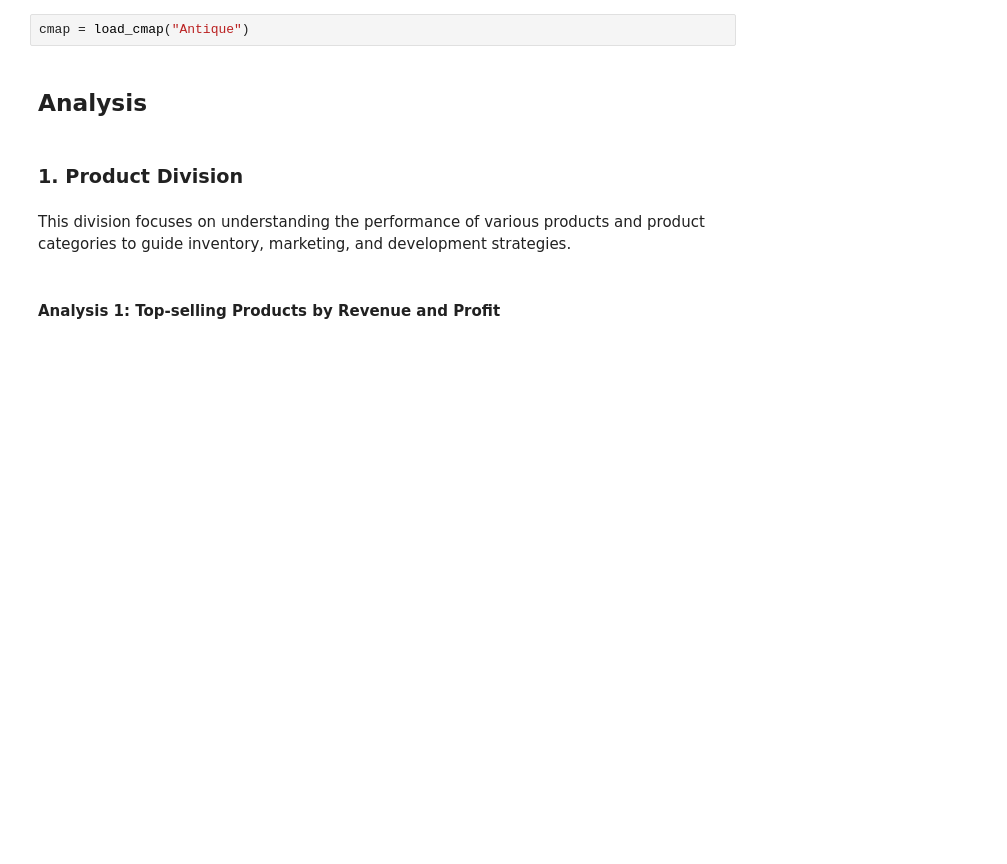
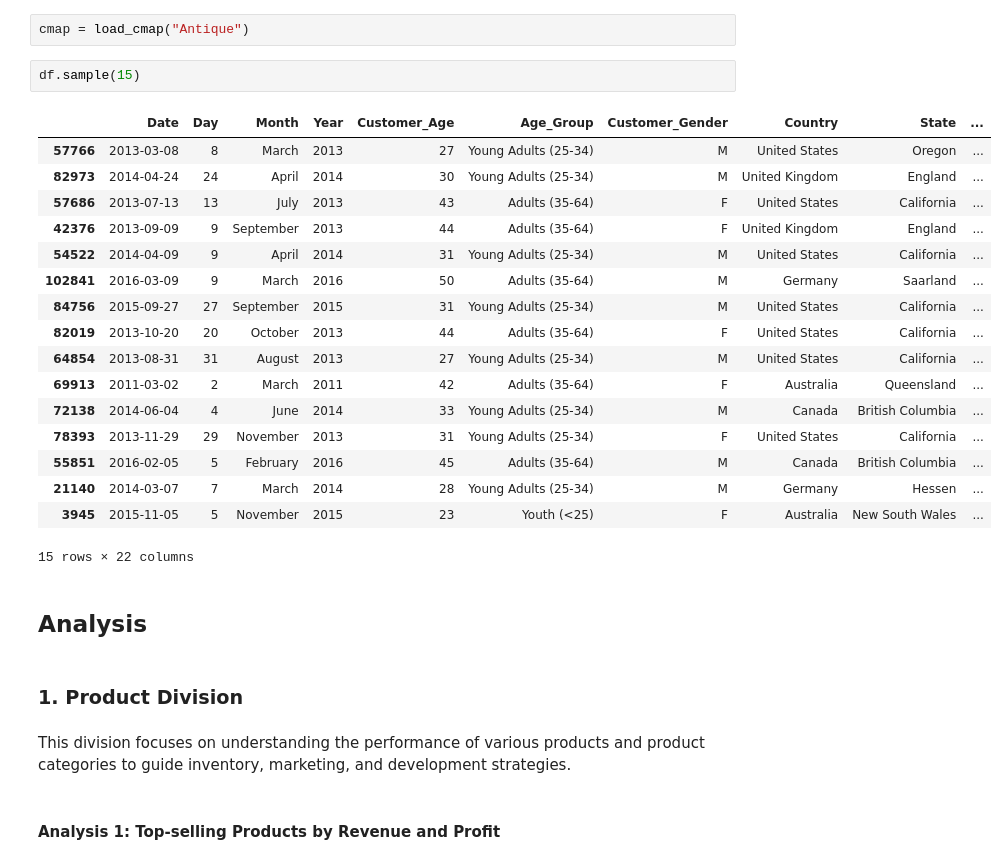
Before and after one commit to JinnOppa/Data-Analysis-Portfolio, a Jupyter notebook: bike-sales/sales2.ipynb, the cells around one changed output. Saved outputs shown, nothing was run; the diff lists cells and outputs as text; blank space fills up the shorter version.

```diff
--- a/bike-sales/sales2.ipynb
+++ b/bike-sales/sales2.ipynb
@@ -176,5 +207,25 @@ memory usage: 18.1+ MB
 # %%
 cmap = load_cmap("Antique")
+# %%
+df.sample(15)
+# %% [output]
+|  | Date | Day | Month | Year | Customer_Age | Age_Group | Customer_Gender | Country | State | ... |
+| 57766 | 2013-03-08 | 8 | March | 2013 | 27 | Young Adults (25-34) | M | United States | Oregon | ... |
+| 82973 | 2014-04-24 | 24 | April | 2014 | 30 | Young Adults (25-34) | M | United Kingdom | England | ... |
+| 57686 | 2013-07-13 | 13 | July | 2013 | 43 | Adults (35-64) | F | United States | California | ... |
+| 42376 | 2013-09-09 | 9 | September | 2013 | 44 | Adults (35-64) | F | United Kingdom | England | ... |
+| 54522 | 2014-04-09 | 9 | April | 2014 | 31 | Young Adults (25-34) | M | United States | California | ... |
+| 102841 | 2016-03-09 | 9 | March | 2016 | 50 | Adults (35-64) | M | Germany | Saarland | ... |
+| 84756 | 2015-09-27 | 27 | September | 2015 | 31 | Young Adults (25-34) | M | United States | California | ... |
+| 82019 | 2013-10-20 | 20 | October | 2013 | 44 | Adults (35-64) | F | United States | California | ... |
+| 64854 | 2013-08-31 | 31 | August | 2013 | 27 | Young Adults (25-34) | M | United States | California | ... |
+| 69913 | 2011-03-02 | 2 | March | 2011 | 42 | Adults (35-64) | F | Australia | Queensland | ... |
+| 72138 | 2014-06-04 | 4 | June | 2014 | 33 | Young Adults (25-34) | M | Canada | British Columbia | ... |
+| 78393 | 2013-11-29 | 29 | November | 2013 | 31 | Young Adults (25-34) | F | United States | California | ... |
+| 55851 | 2016-02-05 | 5 | February | 2016 | 45 | Adults (35-64) | M | Canada | British Columbia | ... |
+| 21140 | 2014-03-07 | 7 | March | 2014 | 28 | Young Adults (25-34) | M | Germany | Hessen | ... |
+| 3945 | 2015-11-05 | 5 | November | 2015 | 23 | Youth (<25) | F | Australia | New South Wales | ... |
+15 rows × 22 columns
 # %% [markdown]
 ## **Analysis**
 # %% [markdown]
```
Also changed, not shown: parts of 12 cells of this notebook.
